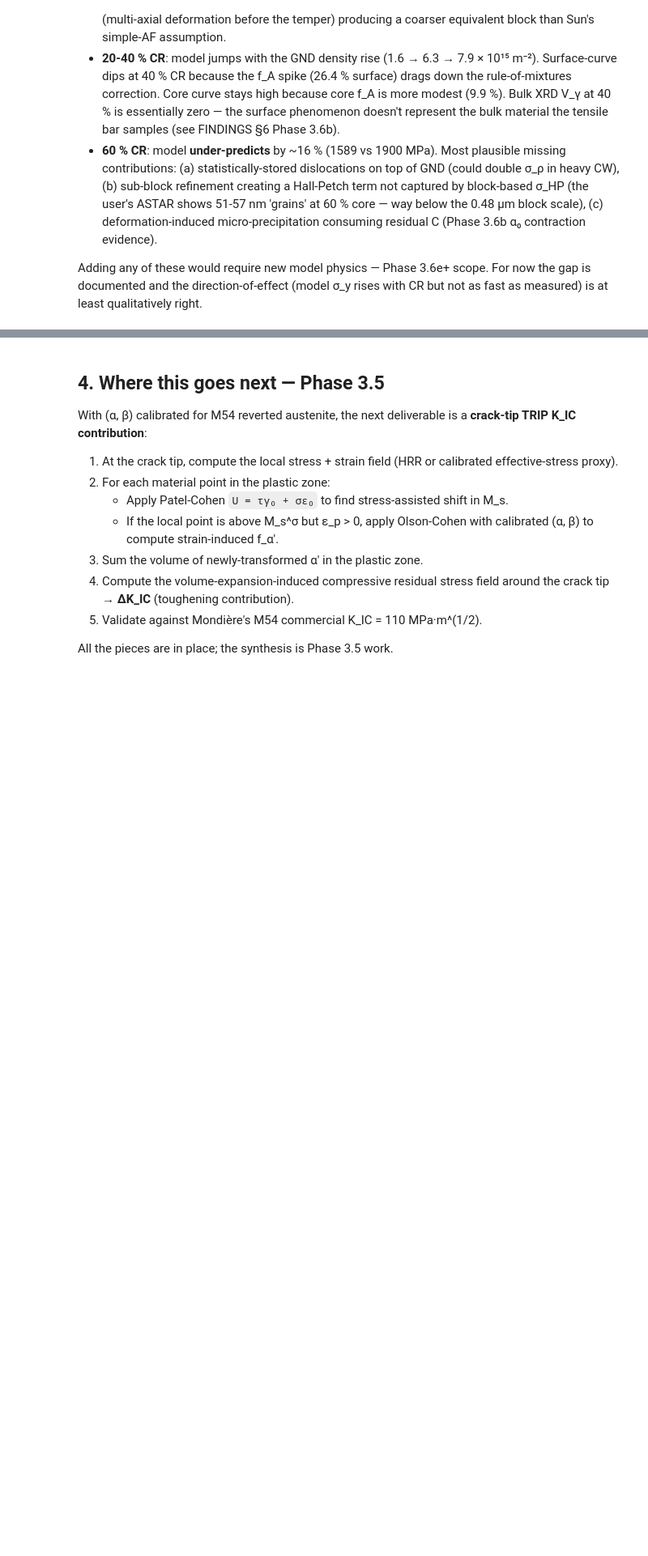
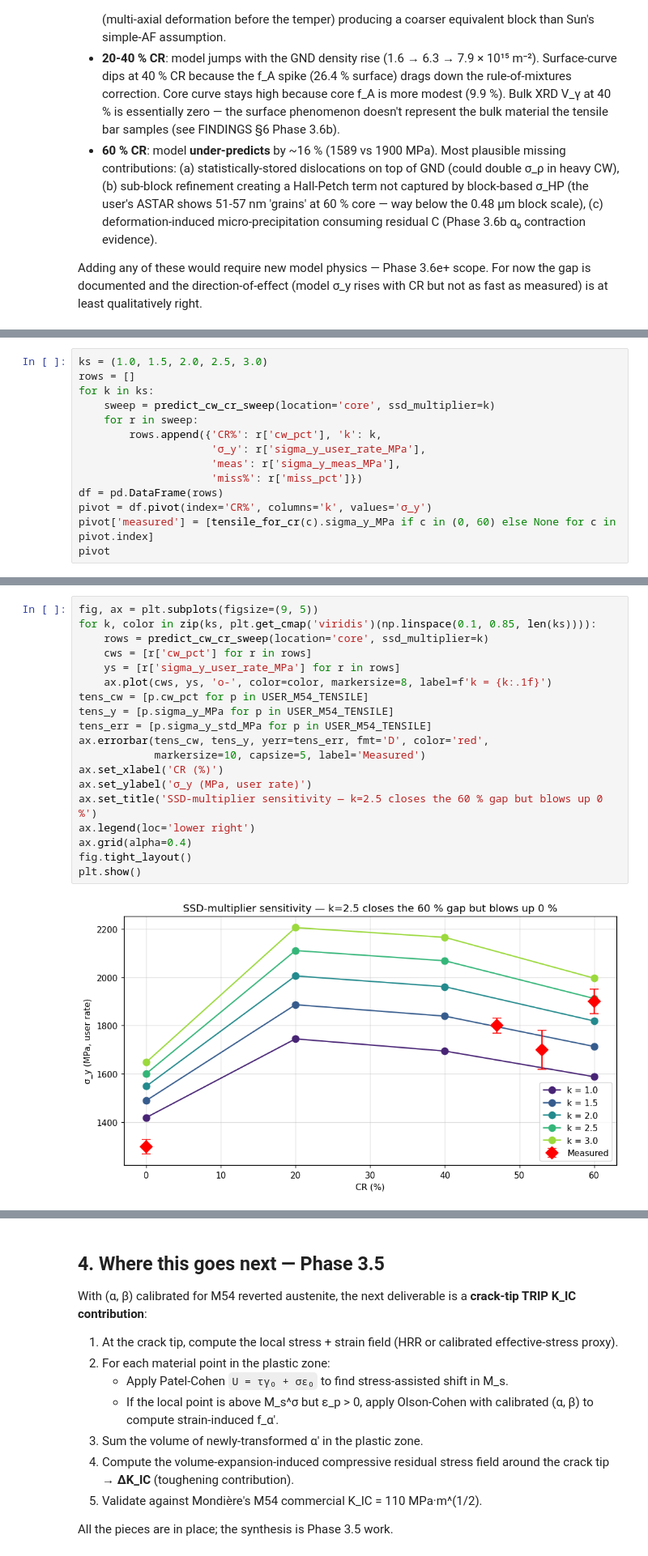
Before and after one commit to jedwa006/alloy-strengthening-contributions-modeling-public, a Jupyter notebook: notebooks/02_trip_toughening.ipynb, the cells around one changed output, grey strips where cells are left out. Shown at 81% size. Saved outputs shown, nothing was run; the diff lists cells and outputs as text; blank space fills up the shorter version.

```diff
--- a/notebooks/02_trip_toughening.ipynb
+++ b/notebooks/02_trip_toughening.ipynb
@@ -348,0 +359,14 @@ qualitatively right.
+# %%
+ks = (1.0, 1.5, 2.0, 2.5, 3.0)
+rows = []
+for k in ks:
+    sweep = predict_cw_cr_sweep(location='core', ssd_multiplier=k)
+    for r in sweep:
+        rows.append({'CR%': r['cw_pct'], 'k': k,
+                     'σ_y': r['sigma_y_user_rate_MPa'],
+                     'meas': r['sigma_y_meas_MPa'],
+                     'miss%': r['miss_pct']})
+df = pd.DataFrame(rows)
+pivot = df.pivot(index='CR%', columns='k', values='σ_y')
+pivot['measured'] = [tensile_for_cr(c).sigma_y_MPa if c in (0, 60) else None for c in pivot.index]
+pivot
@@ -348,0 +380,21 @@ qualitatively right.
+# %%
+fig, ax = plt.subplots(figsize=(9, 5))
+for k, color in zip(ks, plt.get_cmap('viridis')(np.linspace(0.1, 0.85, len(ks)))):
+    rows = predict_cw_cr_sweep(location='core', ssd_multiplier=k)
+    cws = [r['cw_pct'] for r in rows]
+    ys = [r['sigma_y_user_rate_MPa'] for r in rows]
+    ax.plot(cws, ys, 'o-', color=color, markersize=8, label=f'k = {k:.1f}')
+tens_cw = [p.cw_pct for p in USER_M54_TENSILE]
+tens_y = [p.sigma_y_MPa for p in USER_M54_TENSILE]
+tens_err = [p.sigma_y_std_MPa for p in USER_M54_TENSILE]
+ax.errorbar(tens_cw, tens_y, yerr=tens_err, fmt='D', color='red',
+            markersize=10, capsize=5, label='Measured')
+ax.set_xlabel('CR (%)')
+ax.set_ylabel('σ_y (MPa, user rate)')
+ax.set_title('SSD-multiplier sensitivity — k=2.5 closes the 60 % gap but blows up 0 %')
+ax.legend(loc='lower right')
+ax.grid(alpha=0.4)
+fig.tight_layout()
+plt.show()
+# %% [output]
+[figure, added]
```
Also changed, not shown: parts of 3 cells of this notebook, 5 other files.
